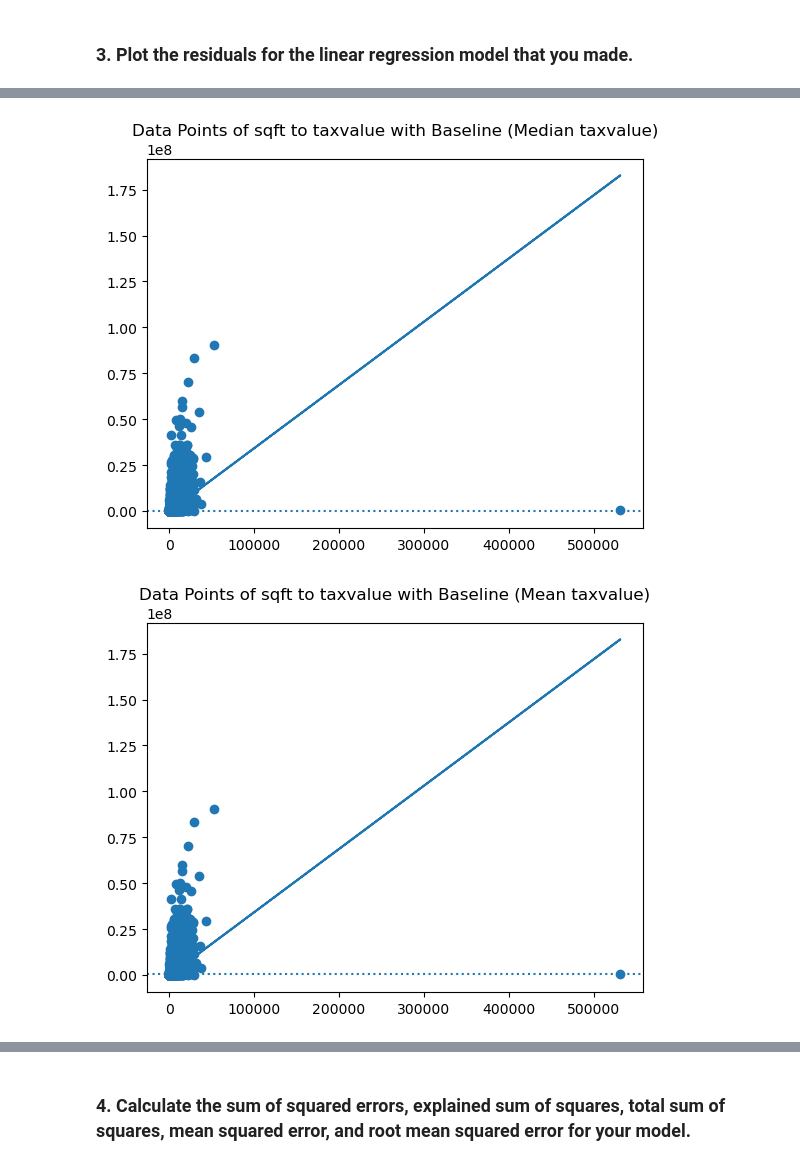
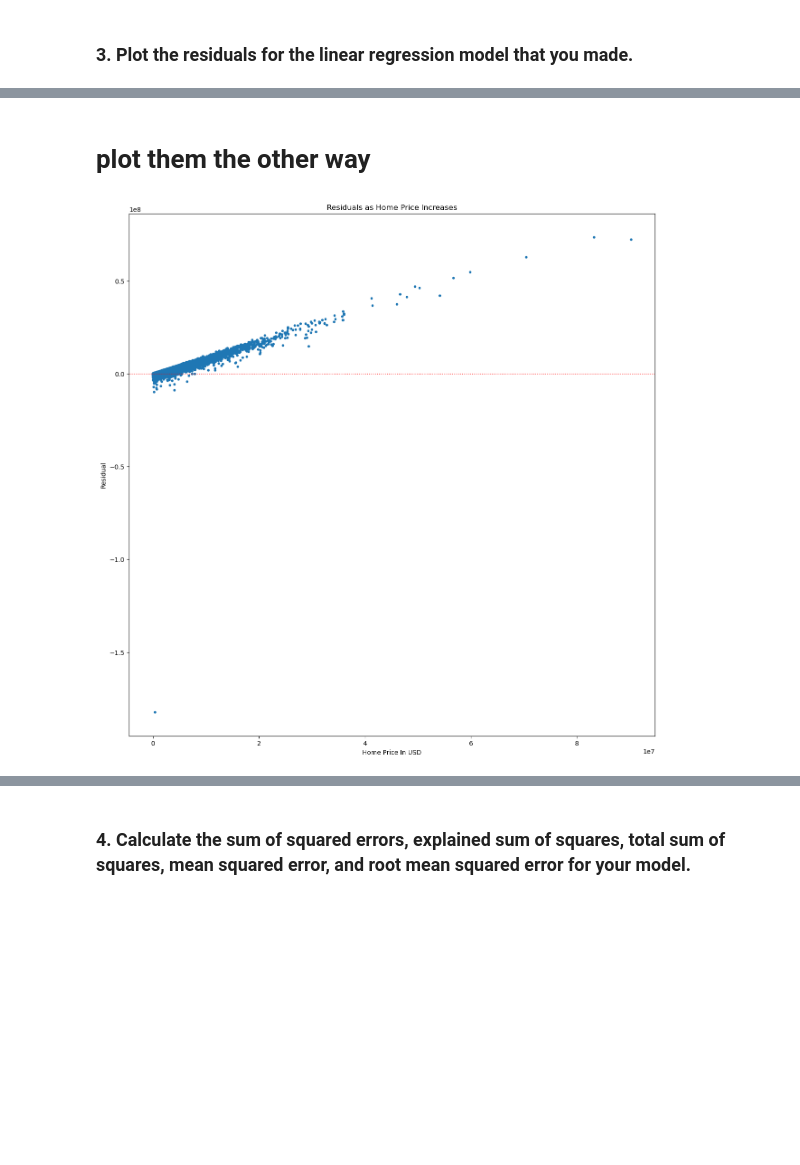
Before and after one commit to Segura-Jorge/regression-exercises, a Jupyter notebook: evaluate.ipynb, the cells around one changed output, grey strips where cells are left out. Saved outputs shown, nothing was run; the diff lists cells and outputs as text; code cells hidden in the pictures; blank space fills up the shorter version.

```diff
--- a/evaluate.ipynb
+++ b/evaluate.ipynb
@@ -84,6 +86,11 @@ ytrain
 278295     407928
 774830     305061
 Name: taxvalue, Length: 1283062, dtype: int64
+# %%
+# X -> set of all ind features (just one here)
+# y -> dependent variable, target.
+X = train[['sqft']]
+y = train['taxvalue']
 # %% [markdown]
 ### 2. Fit a linear regression model (ordinary least squares) and compute yhat, predictions of taxvaluedollarcnt using only calculatedfinishedsqft.
 Here is some sample code to get you started:
@@ -101,6 +108,6 @@ ba
 # make an object
 lm = LinearRegression()
 # fit an object
-lm.fit(Xtrain[['sqft']], ytrain)
+lm.fit(X, ytrain)
 # use an object
-yhat = lm.predict(Xtrain[['sqft']])
+yhat = lm.predict(X)
@@ -155,16 +136,12 @@ plt.show()
-# %%
-plt.scatter(Xtrain.sqft, ytrain)
-plt.axhline(ytrain.median(), ls=':')
-plt.plot(Xtrain.sqft, predictions_df['yhat'])
-plt.title('Data Points of sqft to taxvalue with Baseline (Median taxvalue)')
-plt.show()
-# %% [output]
-[figure, removed]
+# %% [markdown]
+# plot them the other way
 # %%
-plt.scatter(Xtrain.sqft, ytrain)
-plt.axhline(baseline_mean, ls=':')
-plt.plot(Xtrain.sqft, predictions_df['yhat'])
-plt.title('Data Points of sqft to taxvalue with Baseline (Mean taxvalue)')
+plt.figure(figsize=(15,15))
+plt.scatter(y, (y-yhat), marker='.')
+plt.axhline(0,ls=':',linewidth=1, color='r')
+plt.title('Residuals as Home Price Increases')
+plt.xlabel('Home Price In USD')
+plt.ylabel('Residual')
 plt.show()
 # %% [output]
-[figure, old version]
+[figure, new version]
```
Also changed, not shown: parts of 43 cells of this notebook, 3 other files.
